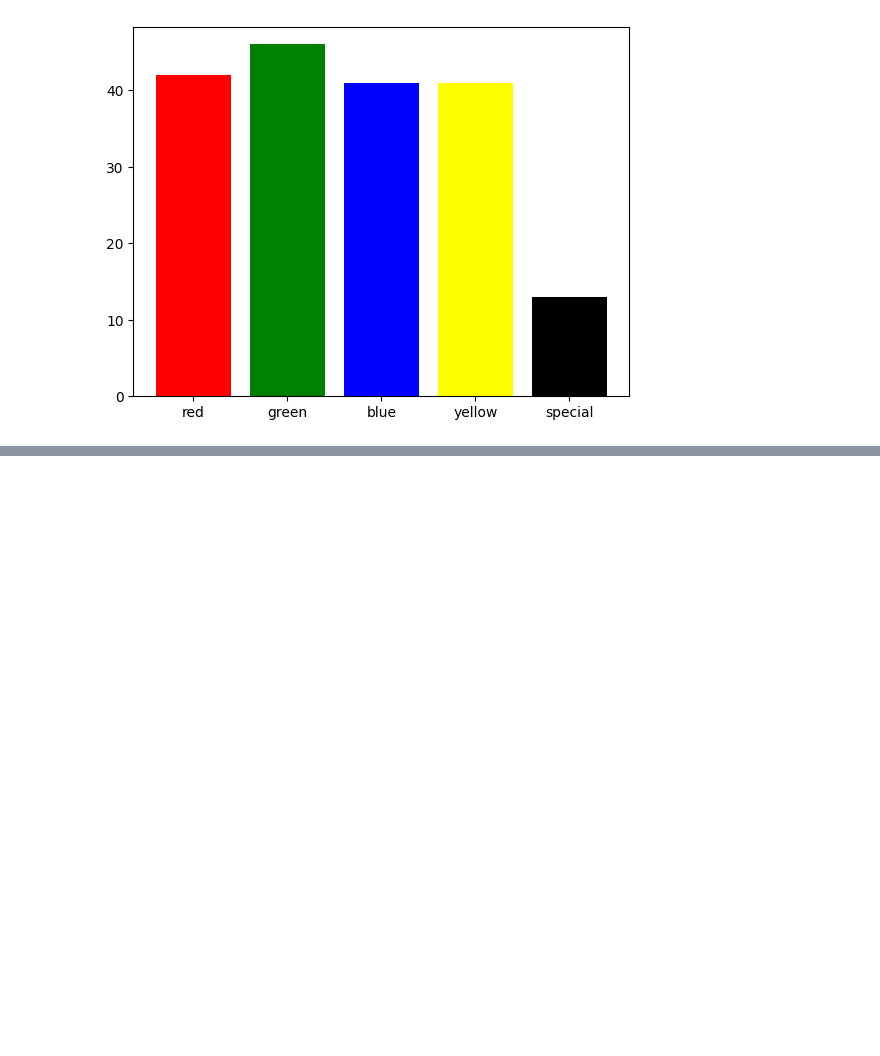
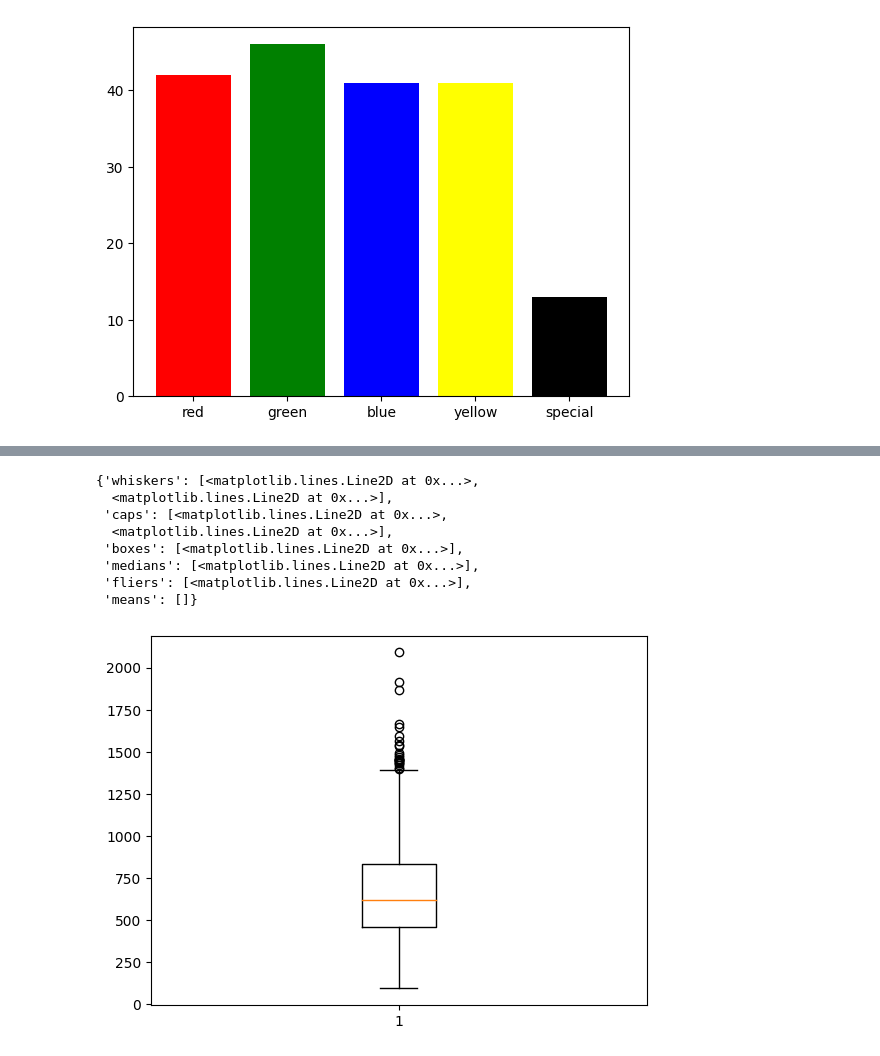
Before and after one commit to RomanDietenmeier/UNO-Simulation, a Jupyter notebook: analysis.ipynb, the cells around one changed output, grey strips where cells are left out. Saved outputs shown, nothing was run; the diff lists cells and outputs as text; code cells hidden in the pictures; blank space fills up the shorter version.

Commit message:
Added a Boxplot which shows the distribution of UNO Game length.

```diff
--- a/analysis.ipynb
+++ b/analysis.ipynb
@@ -393,0 +394,12 @@ Min:    123
+# %%
+plt.boxplot(Moves)
+# %% [output]
+{'whiskers': [<matplotlib.lines.Line2D at 0x...>,
+  <matplotlib.lines.Line2D at 0x...>],
+ 'caps': [<matplotlib.lines.Line2D at 0x...>,
+  <matplotlib.lines.Line2D at 0x...>],
+ 'boxes': [<matplotlib.lines.Line2D at 0x...>],
+ 'medians': [<matplotlib.lines.Line2D at 0x...>],
+ 'fliers': [<matplotlib.lines.Line2D at 0x...>],
+ 'means': []}
+[figure, added]
```
Also changed, not shown: parts of 2 cells of this notebook.
